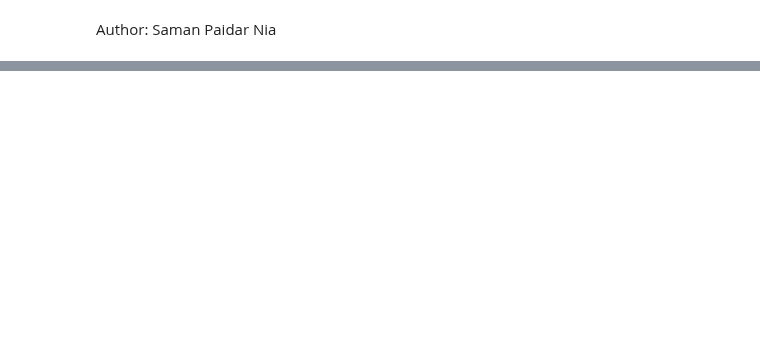
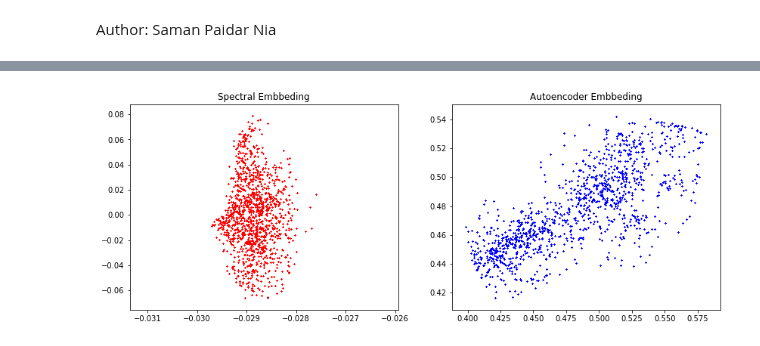
Before and after one commit to saman-nia/Deep-Neural-Networks-for-Clustering, a Jupyter notebook: MNIST/Autoencoder_vs_Spectral_on_MNIST.ipynb, the cells around one changed output, grey strips where cells are left out. Drawn from its saved outputs; the diff is of its cells as text; code cells hidden in the pictures; blank space fills up the shorter version.

```diff
--- a/MNIST/Autoencoder_vs_Spectral_on_MNIST.ipynb
+++ b/MNIST/Autoencoder_vs_Spectral_on_MNIST.ipynb
@@ -306 +303,15 @@ Autoencoder:          0.38
+# %%
+plt.figure(figsize=(14, 5))
+for num in range(10):
+    plt.subplot(1,2,1)
+    plt.scatter(spec_code[:,0], spec_code[:,1], 1, color='r', marker='x')
+    plt.title("Spectral Embbeding")
+    plt.legend()
+    plt.subplot(1,2,2)
+    plt.scatter(ae_codes[:,0], ae_codes[:,1], 1, color='b', marker='x')
+    plt.title("Autoencoder Embbeding")
+    plt.legend()
+plt.show()
+# %% [output]
+[figure, added]
 # %%
```
Also changed, not shown: parts of 10 cells of this notebook.
